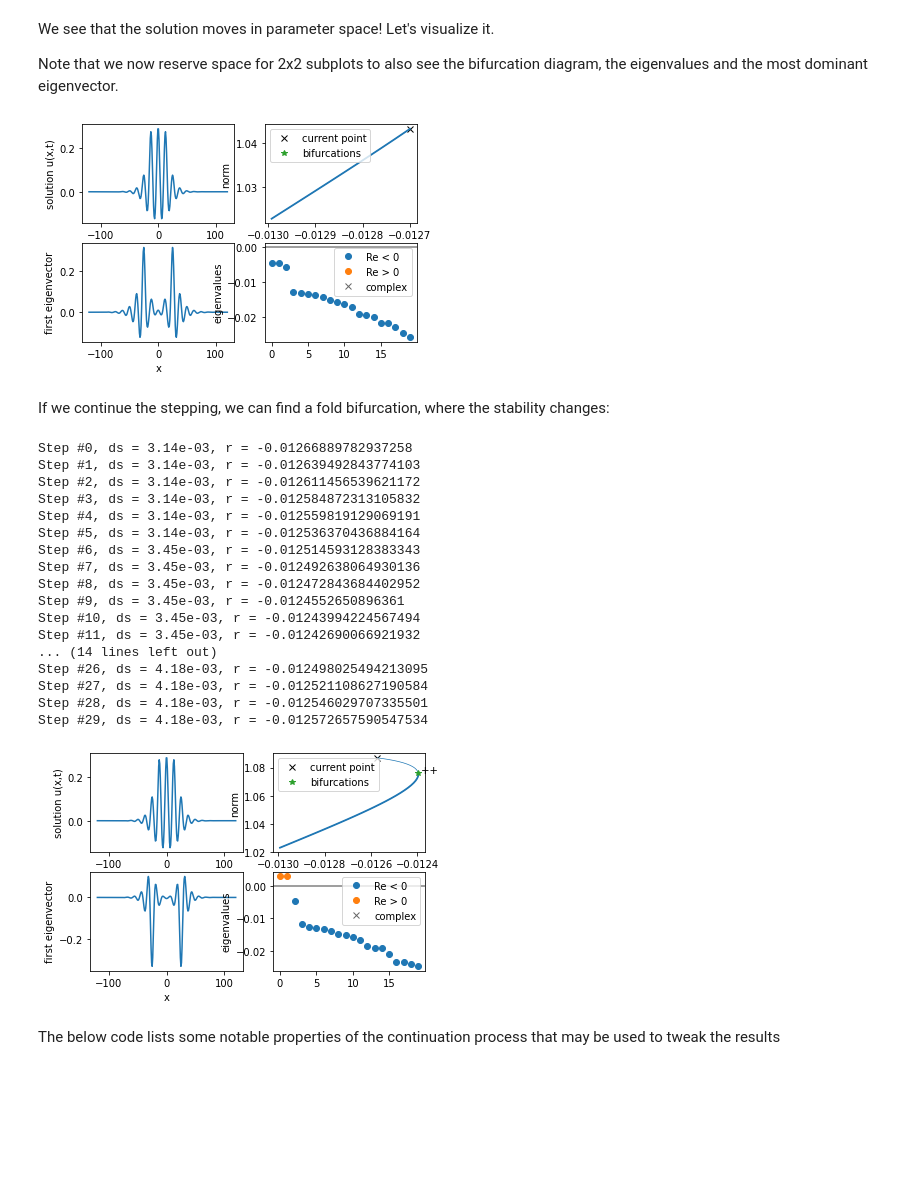
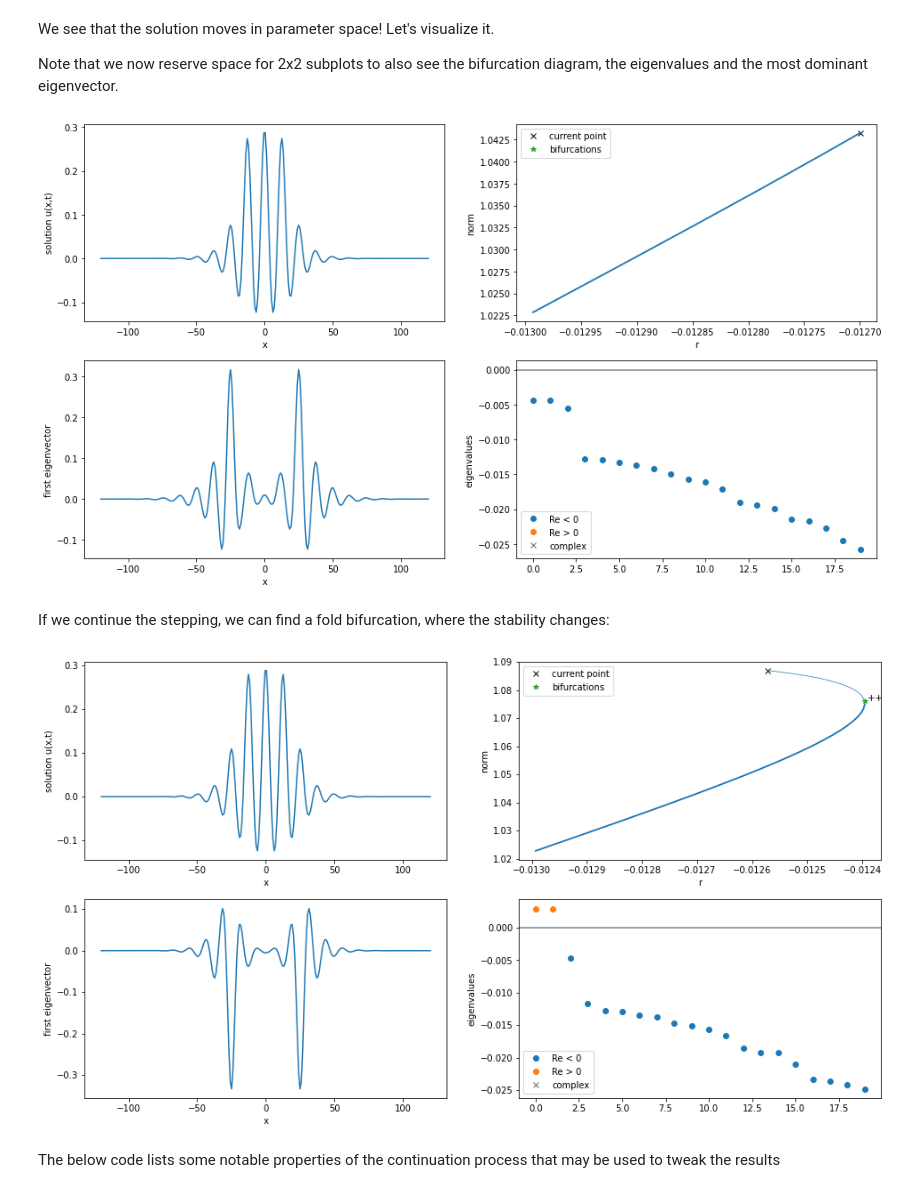
Before and after one commit to simon123h/bice, a Jupyter notebook: demos/notebooks/she.ipynb, the cells around one changed output. Saved outputs shown, nothing was run; the diff lists cells and outputs as text; code cells hidden in the pictures; blank space fills up the shorter version.

```diff
--- a/demos/notebooks/she.ipynb
+++ b/demos/notebooks/she.ipynb
@@ -150,10 +130,10 @@ We see that the solution moves in parameter space! Let's visualize it.
 
 Note that we now reserve space for 2x2 subplots to also see the bifurcation diagram, the eigenvalues and the most dominant eigenvector.
 # %%
-fig, ax = plt.subplots(2, 2)
+fig, ax = plt.subplots(2, 2, figsize=(16, 9))
 problem.plot(ax)
 # %% [output]
-[figure, old version]
+[figure, new version]
 # %% [markdown]
 If we continue the stepping, we can find a fold bifurcation, where the stability changes:
 # %%
@@ -161,31 +141,12 @@ If we continue the stepping, we can find a fold bifurcation, where the stability
 # perform a few continuation steps
 for n in range(30):
     problem.continuation_step()
-    ds = problem.continuation_stepper.ds
-    print(f"Step #{n}, ds = {ds:.2e}, r = {she.r}")
 
 # plot the diagram
 problem.plot(ax)
 display(fig)
 # %% [output]
-Step #0, ds = 3.14e-03, r = -0.01266889782937258
-Step #1, ds = 3.14e-03, r = -0.012639492843774103
-Step #2, ds = 3.14e-03, r = -0.012611456539621172
-Step #3, ds = 3.14e-03, r = -0.012584872313105832
-Step #4, ds = 3.14e-03, r = -0.012559819129069191
-Step #5, ds = 3.14e-03, r = -0.012536370436884164
-Step #6, ds = 3.45e-03, r = -0.012514593128383343
-Step #7, ds = 3.45e-03, r = -0.012492638064930136
-Step #8, ds = 3.45e-03, r = -0.012472843684402952
-Step #9, ds = 3.45e-03, r = -0.0124552650896361
-Step #10, ds = 3.45e-03, r = -0.01243994224567494
-Step #11, ds = 3.45e-03, r = -0.01242690066921932
-... (14 lines left out)
-Step #26, ds = 4.18e-03, r = -0.012498025494213095
-Step #27, ds = 4.18e-03, r = -0.012521108627190584
-Step #28, ds = 4.18e-03, r = -0.012546029707335501
-Step #29, ds = 4.18e-03, r = -0.012572657590547534
-[figure, old version]
+[figure, new version]
 # %% [markdown]
 The below code lists some notable properties of the continuation process that may be used to tweak the results
 # %%
```
Also changed, not shown: parts of 3 cells of this notebook.
